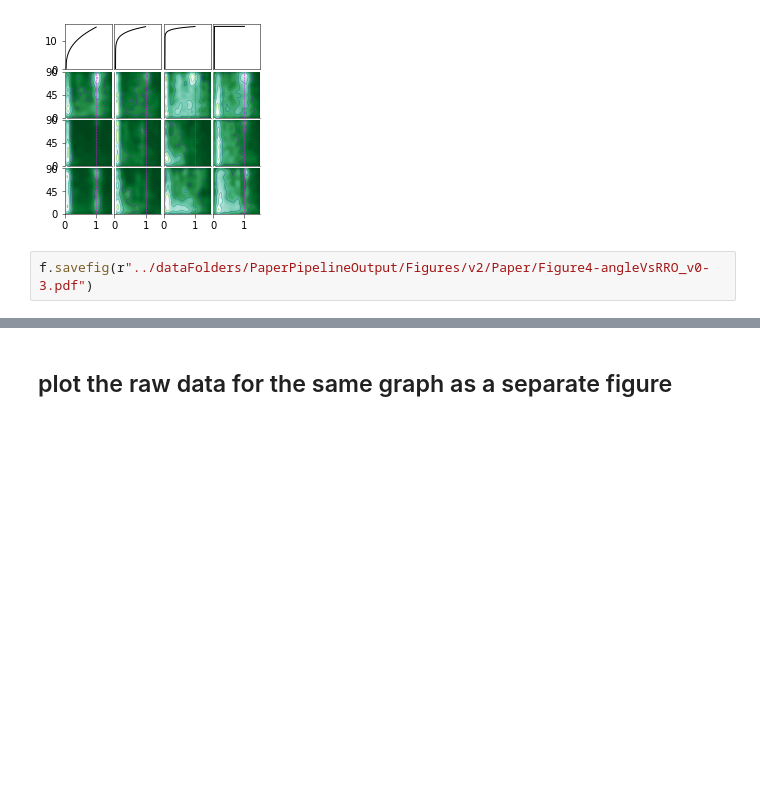
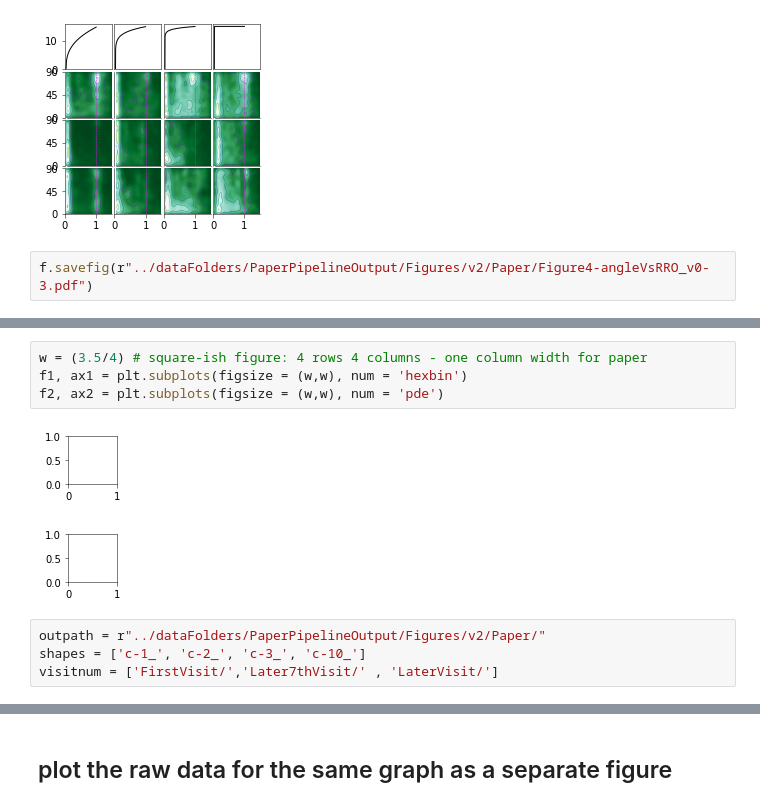
Before and after one commit to TanviDeora/ProboscisTracking, a Jupyter notebook: PaperPinelineCodes/8-Draw_RadialDistanceAndRRO_ForPaper.ipynb, the cells around one changed output, grey strips where cells are left out. Cells and saved outputs as stored; diff of their text form; blank space fills up the shorter version.

```diff
--- a/PaperPinelineCodes/8-Draw_RadialDistanceAndRRO_ForPaper.ipynb
+++ b/PaperPinelineCodes/8-Draw_RadialDistanceAndRRO_ForPaper.ipynb
@@ -231,0 +237,11 @@ f.savefig(r"../dataFolders/PaperPipelineOutput/Figures/v2/Paper/Figure4-angleVsR
+# %%
+w = (3.5/4) # square-ish figure: 4 rows 4 columns - one column width for paper
+f1, ax1 = plt.subplots(figsize = (w,w), num = 'hexbin')
+f2, ax2 = plt.subplots(figsize = (w,w), num = 'pde')
+# %% [output]
+[figure, added]
+[figure, added]
+# %%
+outpath = r"../dataFolders/PaperPipelineOutput/Figures/v2/Paper/"
+shapes = ['c-1_', 'c-2_', 'c-3_', 'c-10_']
+visitnum = ['FirstVisit/','Later7thVisit/' , 'LaterVisit/']
```
Also changed, not shown: parts of 11 cells of this notebook, 1 other file.
